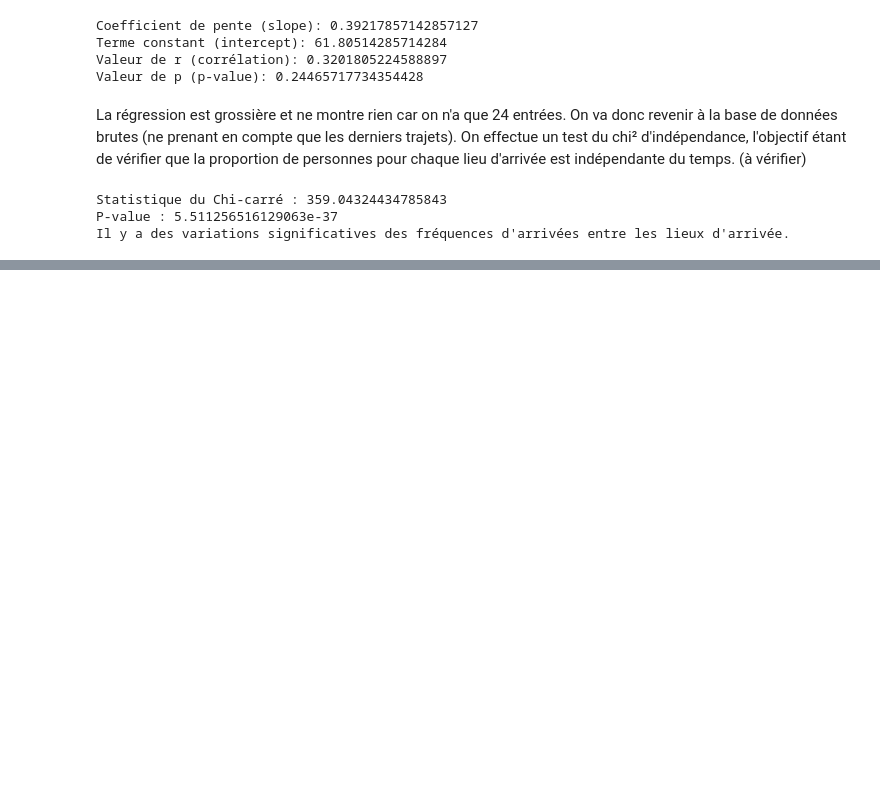
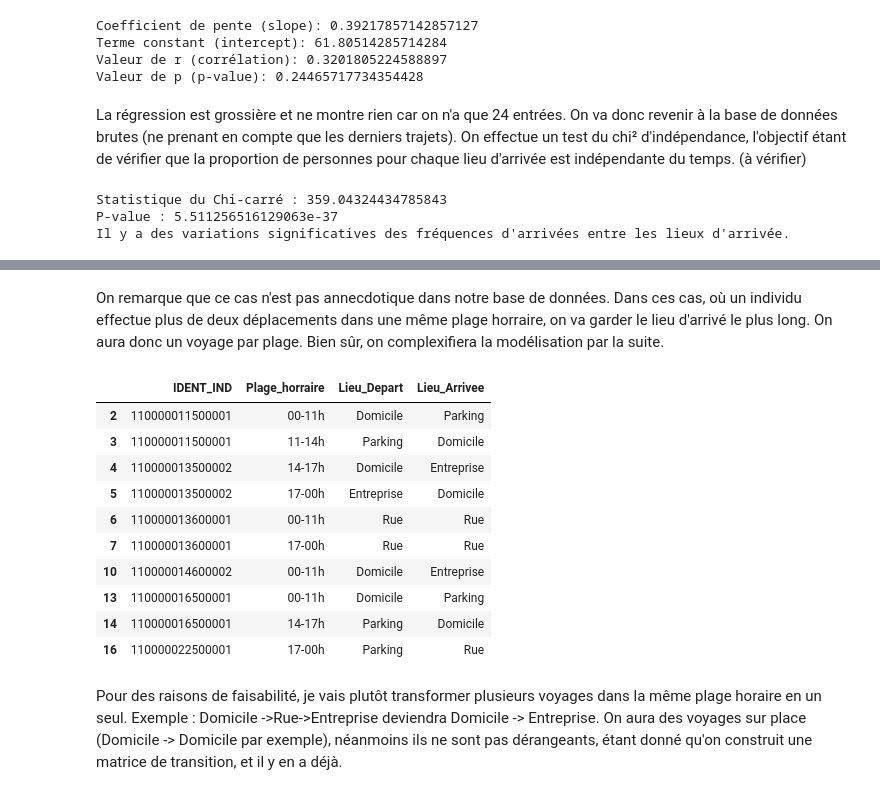
Before and after one commit to kilianguillon/Projet_statapp, a Jupyter notebook: script_main.ipynb, the cells around one changed output, grey strips where cells are left out. Saved outputs shown, nothing was run; the diff lists cells and outputs as text; code cells hidden in the pictures; blank space fills up the shorter version.

Commit message:
Début matrice de transition par tranche

```diff
--- a/script_main.ipynb
+++ b/script_main.ipynb
@@ -330,0 +397,7 @@ Il y a des variations significatives des fréquences d'arrivées entre les lieux
+# %%
+EMP["HEURE_ARRIVEE"]=EMP["HEURE_ARRIVEE"].replace(',', '.', regex=True).astype(float)
+# %%
+EMP.loc[EMP["HEURE_ARRIVEE"].between(0, 11),"Plage_horraire"] = "00-11h"
+EMP.loc[EMP["HEURE_ARRIVEE"].between(11, 14),"Plage_horraire"] = "11-14h"
+EMP.loc[EMP["HEURE_ARRIVEE"].between(14, 17),"Plage_horraire"] = "14-17h"
+EMP.loc[EMP["HEURE_ARRIVEE"].between(17, 24),"Plage_horraire"] = "17-00h"
@@ -330,0 +428,29 @@ Il y a des variations significatives des fréquences d'arrivées entre les lieux
+# %% [markdown]
+On remarque que ce cas n'est pas annecdotique dans notre base de données.
+Dans ces cas, où un individu effectue plus de deux déplacements dans une même plage horraire, on va garder le lieu d'arrivé le plus long. On aura donc un voyage par plage.
+Bien sûr, on complexifiera la modélisation par la suite.
+# %%
+# Compter le nombre d'occurrences pour chaque combinaison de "IDENT_IND" et "Plage_horraire"
+occurrences_par_plage = EMP.groupby(["IDENT_IND", "Plage_horraire"]).size().reset_index(name='Nombre_occurrences_plage')
+
+#Fusionner avec le DataFrame original pour obtenir les lignes correspondantes
+EMP = pd.merge(EMP, occurrences_par_plage, on=["IDENT_IND", "Plage_horraire"])
+# %%
+#On garde seulement les couples ind, plage n'ayant qu'une occurence et
+EMP_plage = EMP[EMP['Nombre_occurrences_plage'] == 1][["IDENT_IND","Plage_horraire","Lieu_Depart","Lieu_Arrivee"]]
+EMP_plage.head(10)
+# %% [output]
+|  | IDENT_IND | Plage_horraire | Lieu_Depart | Lieu_Arrivee |
+| 2 | 110000011500001 | 00-11h | Domicile | Parking |
+| 3 | 110000011500001 | 11-14h | Parking | Domicile |
+| 4 | 110000013500002 | 14-17h | Domicile | Entreprise |
+| 5 | 110000013500002 | 17-00h | Entreprise | Domicile |
+| 6 | 110000013600001 | 00-11h | Rue | Rue |
+| 7 | 110000013600001 | 17-00h | Rue | Rue |
+| 10 | 110000014600002 | 00-11h | Domicile | Entreprise |
+| 13 | 110000016500001 | 00-11h | Domicile | Parking |
+| 14 | 110000016500001 | 14-17h | Parking | Domicile |
+| 16 | 110000022500001 | 17-00h | Parking | Rue |
+# %% [markdown]
+Pour des raisons de faisabilité, je vais plutôt transformer plusieurs voyages dans la même plage horaire en un seul. Exemple : Domicile ->Rue->Entreprise deviendra Domicile -> Entreprise.
+On aura des voyages sur place (Domicile -> Domicile par exemple), néanmoins ils ne sont pas dérangeants, étant donné qu'on construit une matrice de transition, et il y en a déjà.
```
Also changed, not shown: parts of 18 cells of this notebook.
